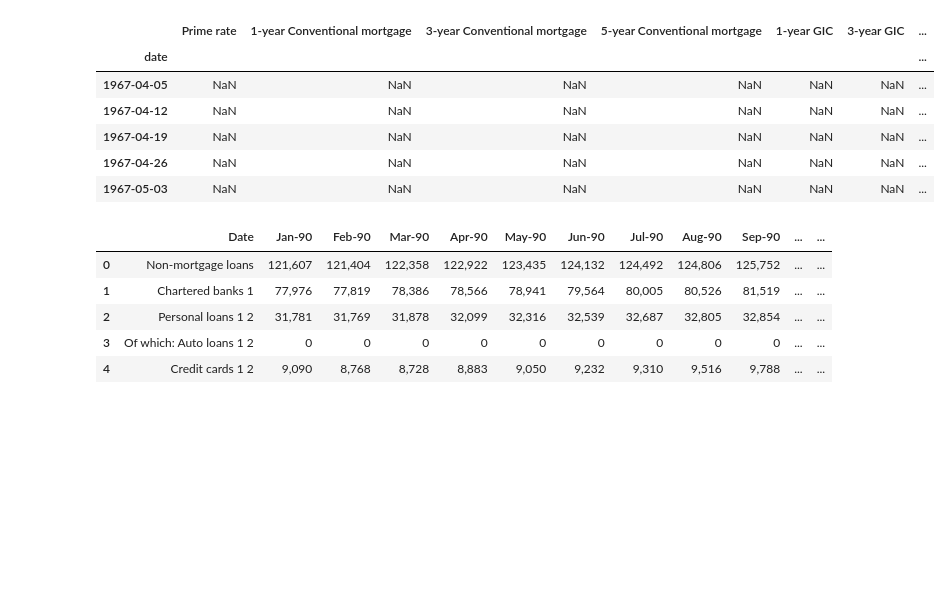
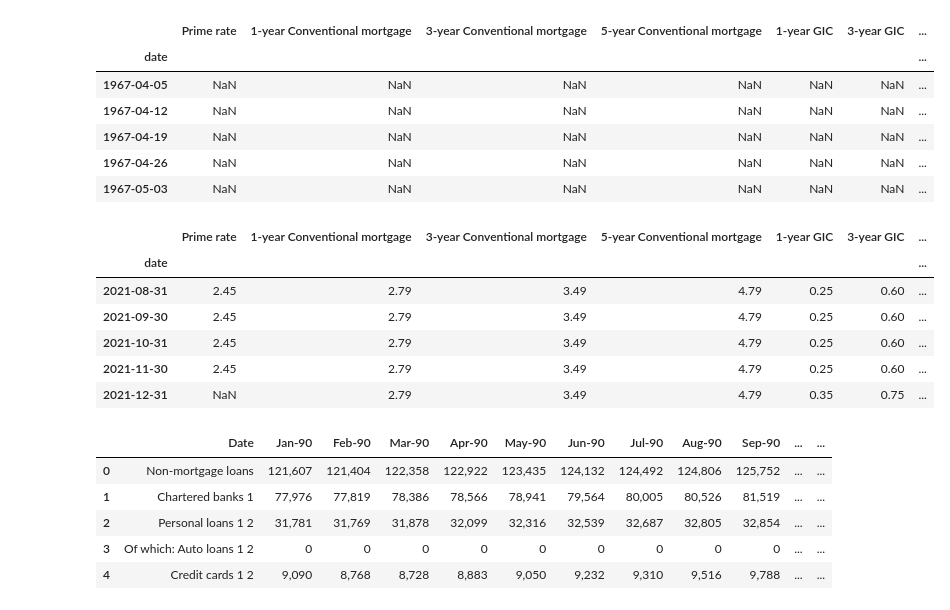
Before and after one commit to benjaminweymouth/Housing-Market-Forecasting-Time-Series-Analysis, a Jupyter notebook: Python Code/Qualitative_Multivariate Time Series.ipynb, the cells around one changed output. Cells and saved outputs as stored; diff of their text form; code cells hidden in the pictures; blank space fills up the shorter version.

```diff
--- a/Python Code/Qualitative_Multivariate Time Series.ipynb
+++ b/Python Code/Qualitative_Multivariate Time Series.ipynb
@@ -30,2 +34,14 @@ df_chartered_bank_i.head()
+# %%
+# Convert daily data to monthly through the resample function
+df_chartered_bank_i.index = pd.to_datetime(df_chartered_bank_i.index)
+df_chartered_bank_i.resample('1M').mean().tail()
+# %% [output]
+|  | Prime rate | 1-year Conventional mortgage | 3-year Conventional mortgage | 5-year Conventional mortgage | 1-year GIC | 3-year GIC | ... |
+| date |  |  |  |  |  |  | ... |
+| 2021-08-31 | 2.45 | 2.79 | 3.49 | 4.79 | 0.25 | 0.60 | ... |
+| 2021-09-30 | 2.45 | 2.79 | 3.49 | 4.79 | 0.25 | 0.60 | ... |
+| 2021-10-31 | 2.45 | 2.79 | 3.49 | 4.79 | 0.25 | 0.60 | ... |
+| 2021-11-30 | 2.45 | 2.79 | 3.49 | 4.79 | 0.25 | 0.60 | ... |
+| 2021-12-31 | NaN | 2.79 | 3.49 | 4.79 | 0.35 | 0.75 | ... |
 # %%
 # Data ingestion - reading the CSV in from Statistics Canada and the Bank of Canada
```
Also changed, not shown: parts of 6 cells of this notebook.
